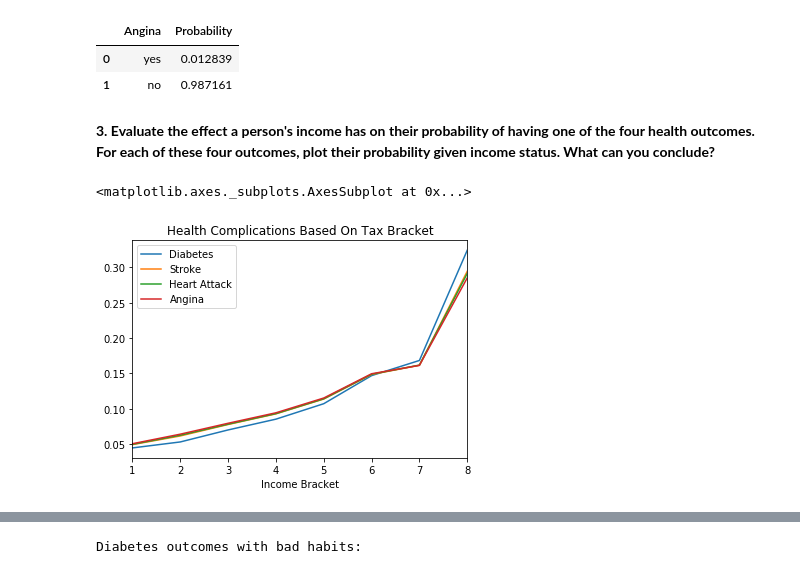
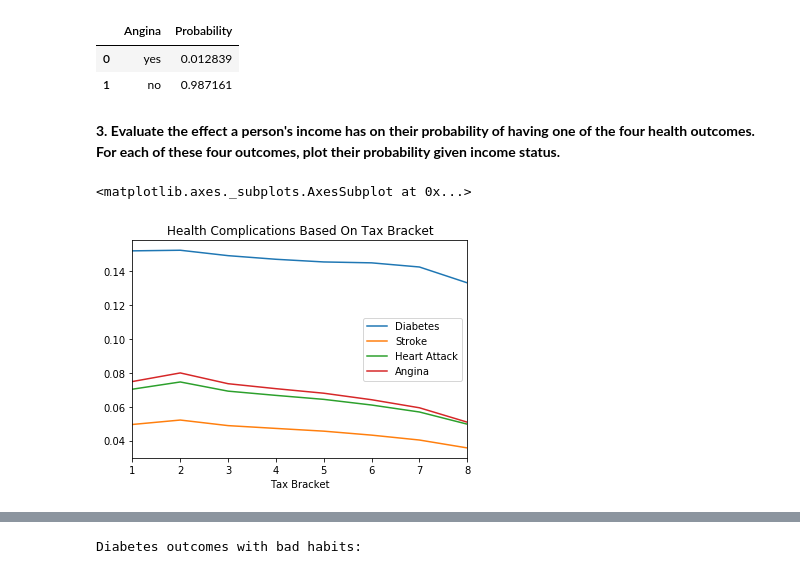
Before and after one commit to jspitkin/spring2018, a Jupyter notebook: pm/hw2/hw2.ipynb, the cells around one changed output, grey strips where cells are left out. Drawn from its saved outputs; the diff is of its cells as text; code cells hidden in the pictures.

```diff
--- a/pm/hw2/hw2.ipynb
+++ b/pm/hw2/hw2.ipynb
@@ -279,25 +279,32 @@ Angina outcomes with good health:
 | 0 | yes | 0.012839 |
 | 1 | no | 0.987161 |
 # %% [markdown]
-**3. Evaluate the effect a person's income has on their probability of having one of the four health outcomes. For each of these four outcomes, plot their probability given income status. What can you conclude?**
+**3. Evaluate the effect a person's income has on their probability of having one of the four health outcomes. For each of these four outcomes, plot their probability given income status.**
 # %%
-marg = [x for x in diabetes_marg if x != "income"]
-diabetes = infer(network, marg, ["diabetes"], [1])
-marg = [x for x in stroke_marg if x != "income"]
-stroke = infer(network, marg, ["stroke"], [1])
-marg = [x for x in heart_attack_marg if x != "income"]
-heart_attack = infer(network, marg, ["attack"], [1])
-marg = [x for x in angina_marg if x != "income"]
-angina = infer(network, marg, ["angina"], [1])
+diabetes_probs = []
+stroke_probs = []
+heart_attack_probs = []
+angina_probs = []
+incomes = [1, 2, 3, 4, 5, 6, 7, 8]
+
+for income in incomes:
+    diabetes_prob = infer(network, diabetes_marg, ["income"], [income]).iloc[0]['probs']
+    diabetes_probs.append(diabetes_prob)
+    stroke_prob = infer(network, stroke_marg, ["income"], [income]).iloc[0]['probs']
+    stroke_probs.append(stroke_prob)
+    heart_attack_prob = infer(network, heart_attack_marg, ["income"], [income]).iloc[0]['probs']
+    heart_attack_probs.append(heart_attack_prob)
+    angina_prob = infer(network, angina_marg, ["income"], [income]).iloc[0]['probs']
+    angina_probs.append(angina_prob)
 
 %matplotlib inline
 income_df = pd.DataFrame()
-income_df['Income Bracket'] = [1, 2, 3, 4, 5, 6, 7, 8]
-income_df['Diabetes'] = diabetes['probs']
-income_df['Stroke'] = stroke['probs']
-income_df['Heart Attack'] = heart_attack['probs']
-income_df['Angina'] = angina['probs']
-income_df.plot(x='Income Bracket', title="Health Complications Based On Tax Bracket")
+income_df['Tax Bracket'] = [1, 2, 3, 4, 5, 6, 7, 8]
+income_df['Diabetes'] = diabetes_probs
+income_df['Stroke'] = stroke_probs
+income_df['Heart Attack'] = heart_attack_probs
+income_df['Angina'] = angina_probs
+income_df.plot(x='Tax Bracket', title="Health Complications Based On Tax Bracket")
 # %% [output]
 <matplotlib.axes._subplots.AxesSubplot at 0x...>
-[figure, old version]
+[figure, new version]
```
Also changed, not shown: parts of 12 cells of this notebook, 6 other files.
